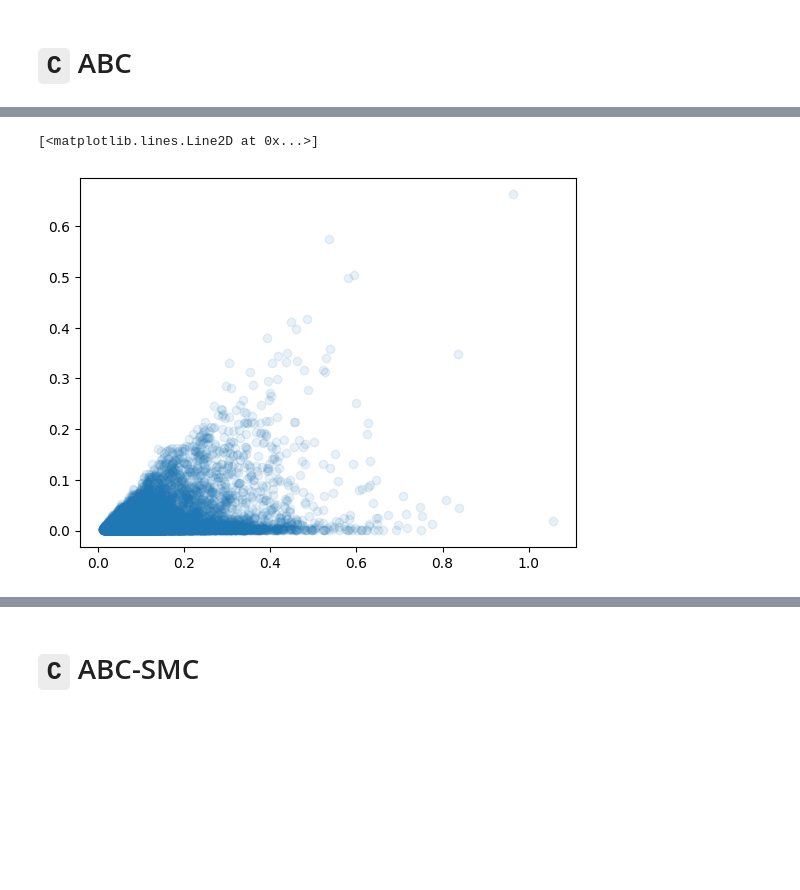
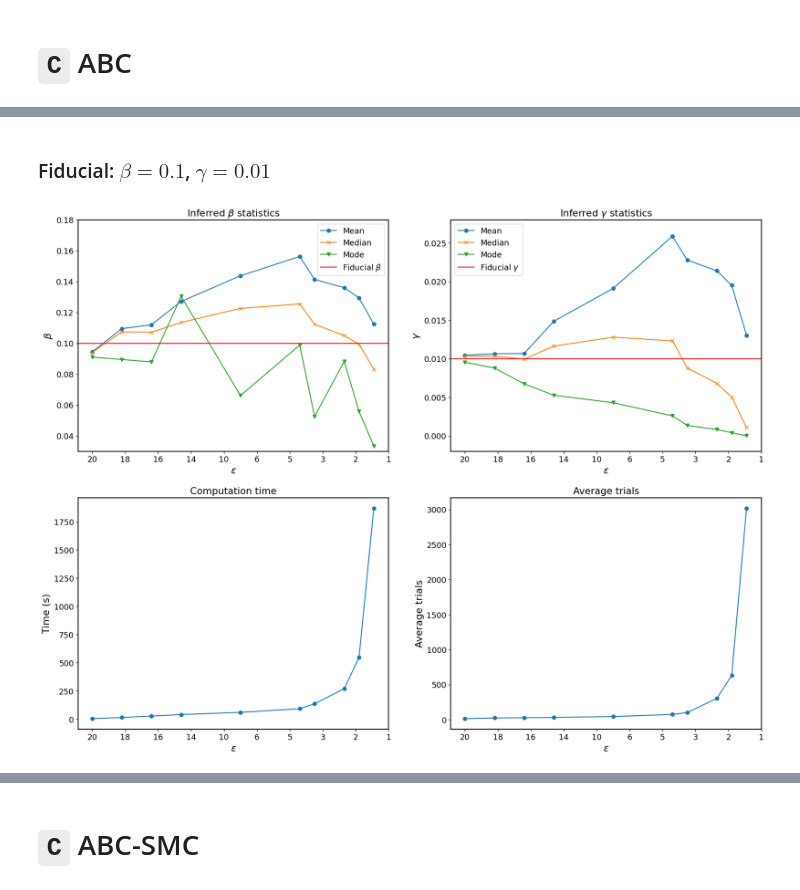
Before and after one commit to Berto70/abc_sir, a Jupyter notebook: py_code/abc_test.ipynb, the cells around one changed output, grey strips where cells are left out. Cells and saved outputs as stored; diff of their text form; code cells hidden in the pictures; blank space fills up the shorter version.

```diff
--- a/py_code/abc_test.ipynb
+++ b/py_code/abc_test.ipynb
@@ -129,5 +126,19 @@ data_c.shape
-# %%
-plt.plot(data_c['beta'], data_c['gamma'], 'o', alpha=0.1)
-# %% [output]
-[<matplotlib.lines.Line2D at 0x...>]
-[figure, removed]
+# %% [markdown]
+### Fiducial: $\beta=0.1$, $\gamma=0.01$
+# %%
+path = '../c_code/abc_data/'
+
+data_01 = pd.read_csv(path + 'abc_10k_01.csv')
+data_02 = pd.read_csv(path + 'abc_10k_02.csv')
+data_03 = pd.read_csv(path + 'abc_10k_03.csv')
+data_05 = pd.read_csv(path + 'abc_10k_05.csv')
+data_06 = pd.read_csv(path + 'abc_10k_06.csv')
+data_10 = pd.read_csv(path + 'abc_10k_10.csv')
+data_14 = pd.read_csv(path + 'abc_10k_14.csv')
+data_16 = pd.read_csv(path + 'abc_10k_16.csv')
+data_18 = pd.read_csv(path + 'abc_10k_18.csv')
+data_20 = pd.read_csv(path + 'abc_10k_20.csv')
+
+data_list = [data_01, data_02, data_03, data_05, data_06, data_10, data_14, data_16, data_18, data_20]
+# %%
+data_iter = pd.read_csv(path + 'abc_10k_iter.csv')
@@ -133,0 +174,46 @@ plt.plot(data_c['beta'], data_c['gamma'], 'o', alpha=0.1)
+# %%
+eps_list = [20, 18, 16, 14, 10, 6, 5, 3, 2, 1]
+x_ticks_pos = np.linspace(20, 0, len(eps_list))
+fig, ax = plt.subplots(2,2, figsize=(20, 15))
+
+ax[0,0].plot(eps_list, mean_betas, '-o', label='Mean')
+ax[0,0].plot(eps_list, median_betas, '-x', label='Median')
+ax[0,0].plot(eps_list, mode_betas, '-v', label='Mode')
+ax[0,0].axhline(0.1, color='red', label=r'Fiducial $\beta$')
+ax[0,0].set_xlabel(r'$\varepsilon$')
+ax[0,0].set_ylabel(r'$\beta$')
+ax[0,0].set_title(r'Inferred $\beta$ statistics')
+ax[0,0].invert_xaxis()
+ax[0,0].set_xticks(x_ticks_pos, eps_list)
+ax[0,0].set_ylim(0.03, 0.18) #0.15
+ax[0,0].legend()
+
+ax[0,1].plot(eps_list, mean_gammas, '-o', label='Mean')
+ax[0,1].plot(eps_list, median_gammas, '-x', label='Median')
+ax[0,1].plot(eps_list, mode_gammas, '-v', label='Mode')
+ax[0,1].axhline(0.01, color='red', label=r'Fiducial $\gamma$')
+ax[0,1].set_xlabel(r'$\varepsilon$')
+ax[0,1].set_ylabel(r'$\gamma$')
+ax[0,1].set_title(r'Inferred $\gamma$ statistics')
+ax[0,1].invert_xaxis()
+ax[0,1].set_xticks(x_ticks_pos, eps_list)
+ax[0,1].set_ylim(-0.002, 0.028) #0.030
+ax[0,1].legend()
+
+ax[1,0].plot(data_iter['eps'], data_iter['time'], '-o')
+ax[1,0].set_xlabel(r'$\varepsilon$')
+ax[1,0].set_ylabel(r'Time (s)')
+ax[1,0].set_title(r'Computation time')
+ax[1,0].invert_xaxis()
+ax[1,0].set_xticks(x_ticks_pos, eps_list)
+
+ax[1,1].plot(data_iter['eps'], data_iter['avg_trial'], '-o')
+ax[1,1].set_xlabel(r'$\varepsilon$')
+ax[1,1].set_ylabel(r'Average trials')
+ax[1,1].set_title(r'Average trials')
+ax[1,1].invert_xaxis()
+ax[1,1].set_xticks(x_ticks_pos, eps_list)
+
+plt.show()
+# %% [output]
+[figure, added]
```
Also changed, not shown: parts of 27 cells of this notebook.
